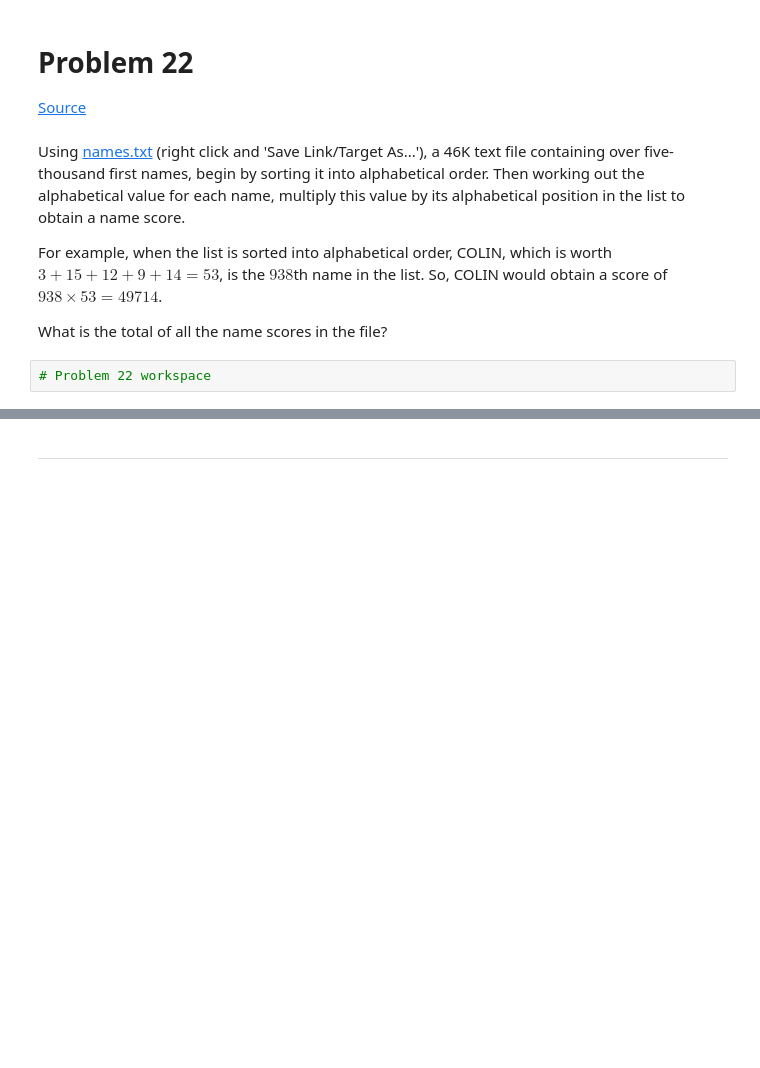
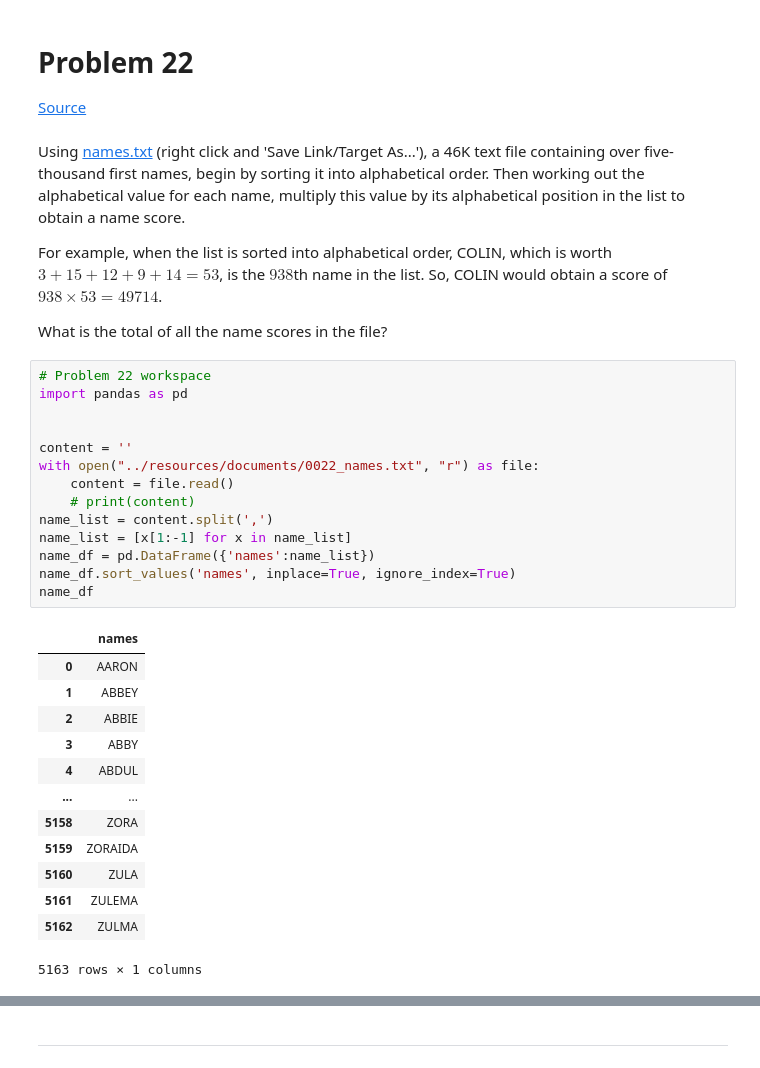
Before and after one commit to AaronG428/ProjectEuler, a Jupyter notebook: problem_notebooks/Problems0021_0030.ipynb, the cells around one changed output, grey strips where cells are left out. Drawn from its saved outputs; the diff is of its cells as text; blank space fills up the shorter version.

```diff
--- a/problem_notebooks/Problems0021_0030.ipynb
+++ b/problem_notebooks/Problems0021_0030.ipynb
@@ -20,7 +103,7 @@ ___
  [Source](https://projecteuler.net/problem=22)
 # %% [markdown]
 Using
-[names.txt](resources/documents/0022_names.txt)
+[names.txt](../resources/documents/0022_names.txt)
 (right click and 'Save Link/Target As...'), a 46K text file containing over five-thousand first names, begin by sorting it into alphabetical order. Then working out the alphabetical value for each name, multiply this value by its alphabetical position in the list to obtain a name score.
 
 For example, when the list is sorted into alphabetical order, COLIN, which is worth $3 + 15 + 12 + 9 + 14 = 53$, is the $938$th name in the list. So, COLIN would obtain a score of $938 \times 53 = 49714$.
@@ -28,3 +111,29 @@ For example, when the list is sorted into alphabetical order, COLIN, which is wo
 What is the total of all the name scores in the file?
 # %%
 # Problem 22 workspace
+import pandas as pd
+
+
+content = ''
+with open("../resources/documents/0022_names.txt", "r") as file:
+    content = file.read()
+    # print(content)
+name_list = content.split(',')
+name_list = [x[1:-1] for x in name_list]
+name_df = pd.DataFrame({'names':name_list})
+name_df.sort_values('names', inplace=True, ignore_index=True)
+name_df
+# %% [output]
+|  | names |
+| 0 | AARON |
+| 1 | ABBEY |
+| 2 | ABBIE |
+| 3 | ABBY |
+| 4 | ABDUL |
+| ... | ... |
+| 5158 | ZORA |
+| 5159 | ZORAIDA |
+| 5160 | ZULA |
+| 5161 | ZULEMA |
+| 5162 | ZULMA |
+5163 rows × 1 columns
```
Also changed, not shown: parts of 63 cells of this notebook, 2 other files.
